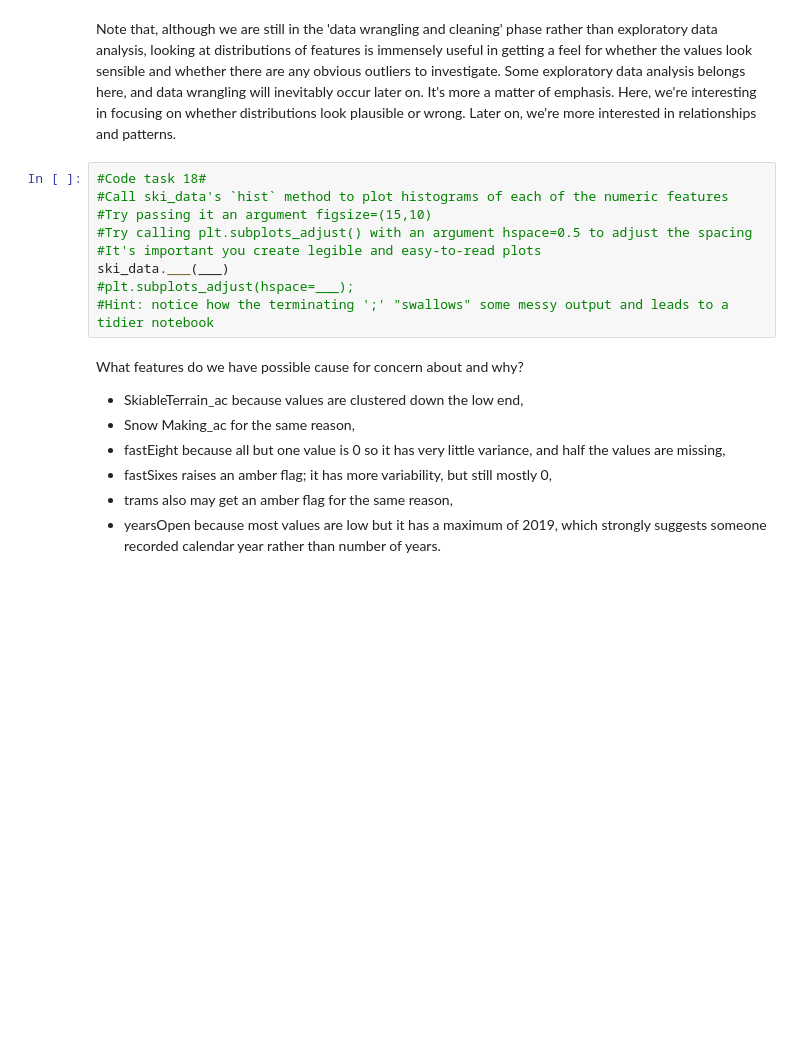
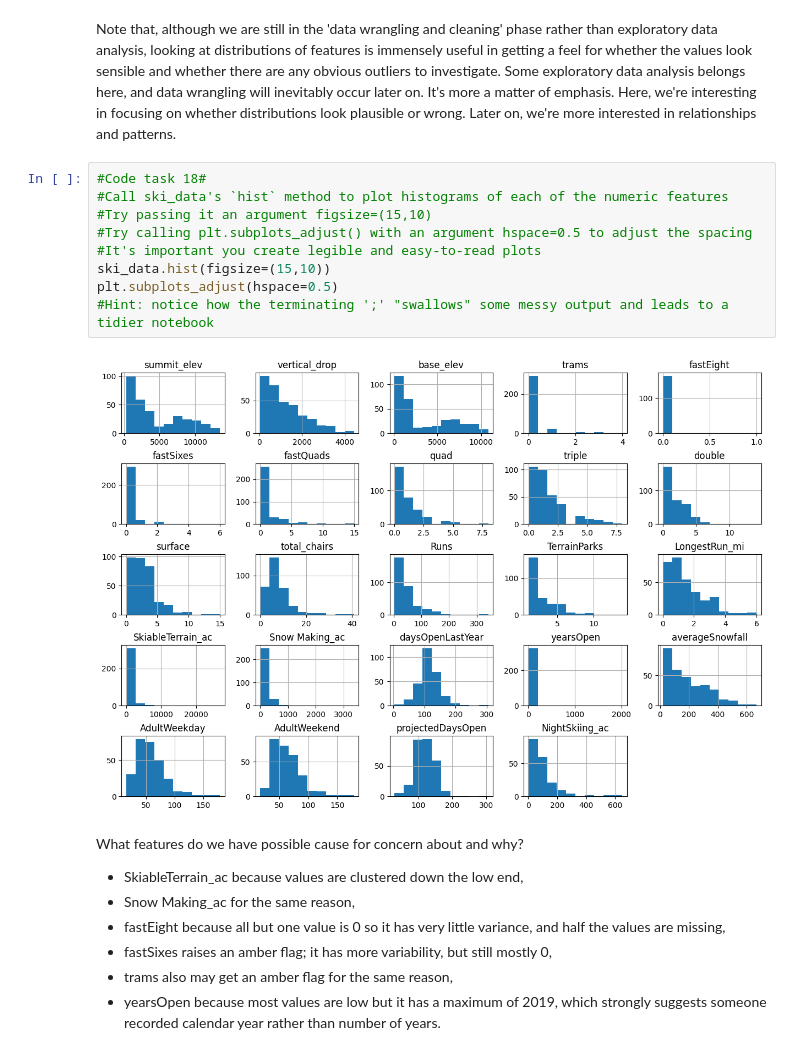
Before and after one commit to madmaxtoastflytiger/DataScienceGuidedCapstone, a Jupyter notebook: Notebooks/02_data_wrangling.ipynb, the cells around one changed output. Saved outputs shown, nothing was run; the diff lists cells and outputs as text; blank space fills up the shorter version.

```diff
--- a/Notebooks/02_data_wrangling.ipynb
+++ b/Notebooks/02_data_wrangling.ipynb
@@ -481,12 +524,14 @@ Note that, although we are still in the 'data wrangling and cleaning' phase rath
 # %%
 #Code task 18#
 #Call ski_data's `hist` method to plot histograms of each of the numeric features
 #Try passing it an argument figsize=(15,10)
 #Try calling plt.subplots_adjust() with an argument hspace=0.5 to adjust the spacing
 #It's important you create legible and easy-to-read plots
-ski_data.___(___)
-#plt.subplots_adjust(hspace=___);
+ski_data.hist(figsize=(15,10))
+plt.subplots_adjust(hspace=0.5)
 #Hint: notice how the terminating ';' "swallows" some messy output and leads to a tidier notebook
+# %% [output]
+[figure, added]
 # %% [markdown]
 What features do we have possible cause for concern about and why?
 
```
Also changed, not shown: parts of 34 cells of this notebook.
